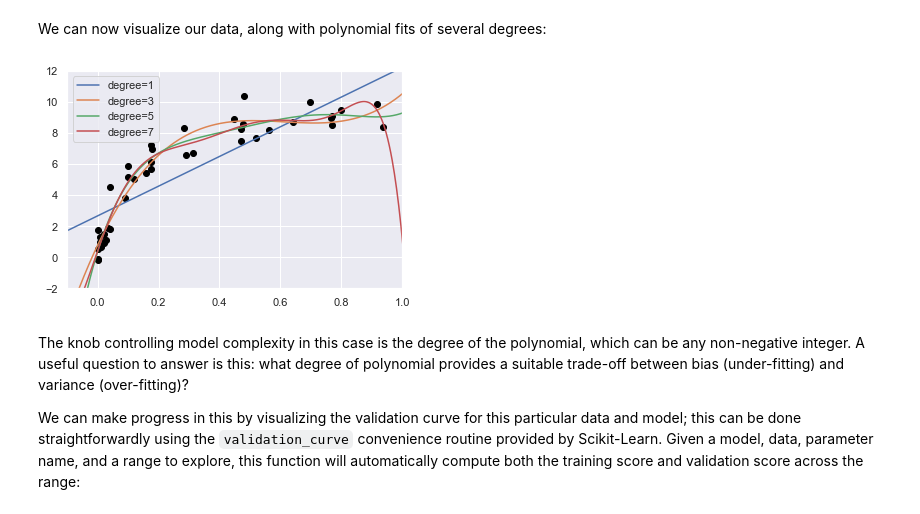
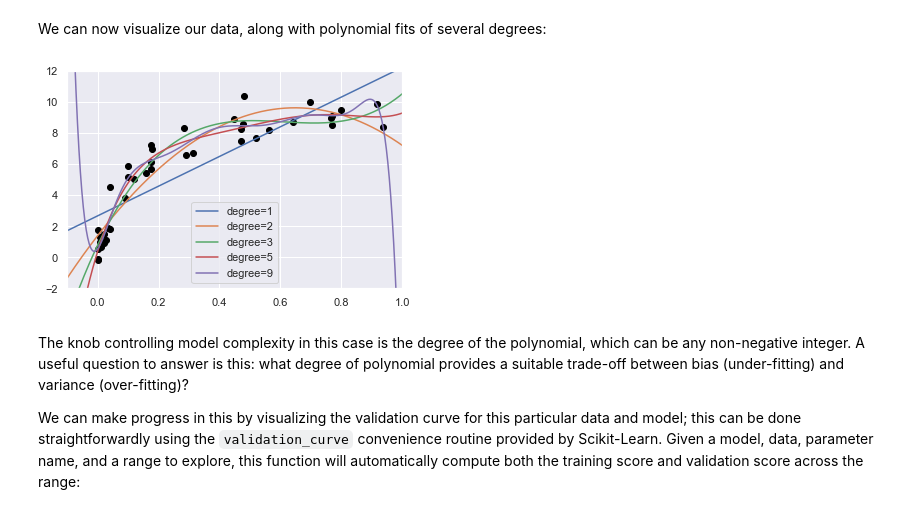
Before and after one commit to SoroushGhaderi/Decision_Trees_From_Start_to_Finish, a Jupyter notebook: Session 5/Sklearn/05.03-Hyperparameters-and-Model-Validation.ipynb, the cells around one changed output. Drawn from its saved outputs; the diff is of its cells as text; code cells hidden in the pictures.

```diff
--- a/Session 5/Sklearn/05.03-Hyperparameters-and-Model-Validation.ipynb
+++ b/Session 5/Sklearn/05.03-Hyperparameters-and-Model-Validation.ipynb
@@ -263,20 +292,20 @@ We can now visualize our data, along with polynomial fits of several degrees:
 # %%
 %matplotlib inline
 import matplotlib.pyplot as plt
 import seaborn; seaborn.set()  # plot formatting
 
 X_test = np.linspace(-0.1, 1.1, 500)[:, None]
 
 plt.scatter(X.ravel(), y, color='black')
 axis = plt.axis()
-for degree in [1, 3, 5, 7]:
+for degree in [1, 2, 3, 5, 9]:
     y_test = PolynomialRegression(degree).fit(X, y).predict(X_test)
     plt.plot(X_test.ravel(), y_test, label='degree={0}'.format(degree))
 plt.xlim(-0.1, 1.0)
 plt.ylim(-2, 12)
 plt.legend(loc='best');
 # %% [output]
-[figure, old version]
+[figure, new version]
 # %% [markdown]
 The knob controlling model complexity in this case is the degree of the polynomial, which can be any non-negative integer.
 A useful question to answer is this: what degree of polynomial provides a suitable trade-off between bias (under-fitting) and variance (over-fitting)?
```
Also changed, not shown: parts of 7 cells of this notebook, 4 other files.
